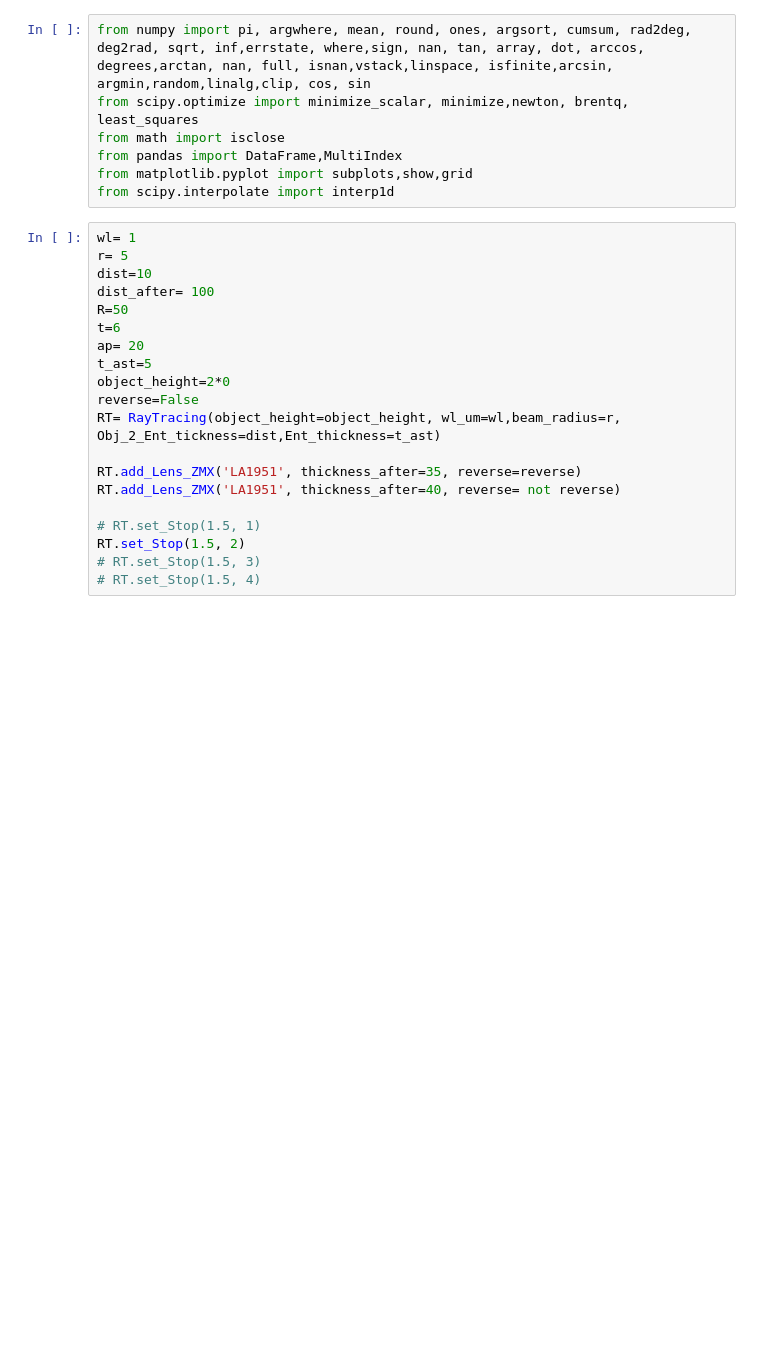
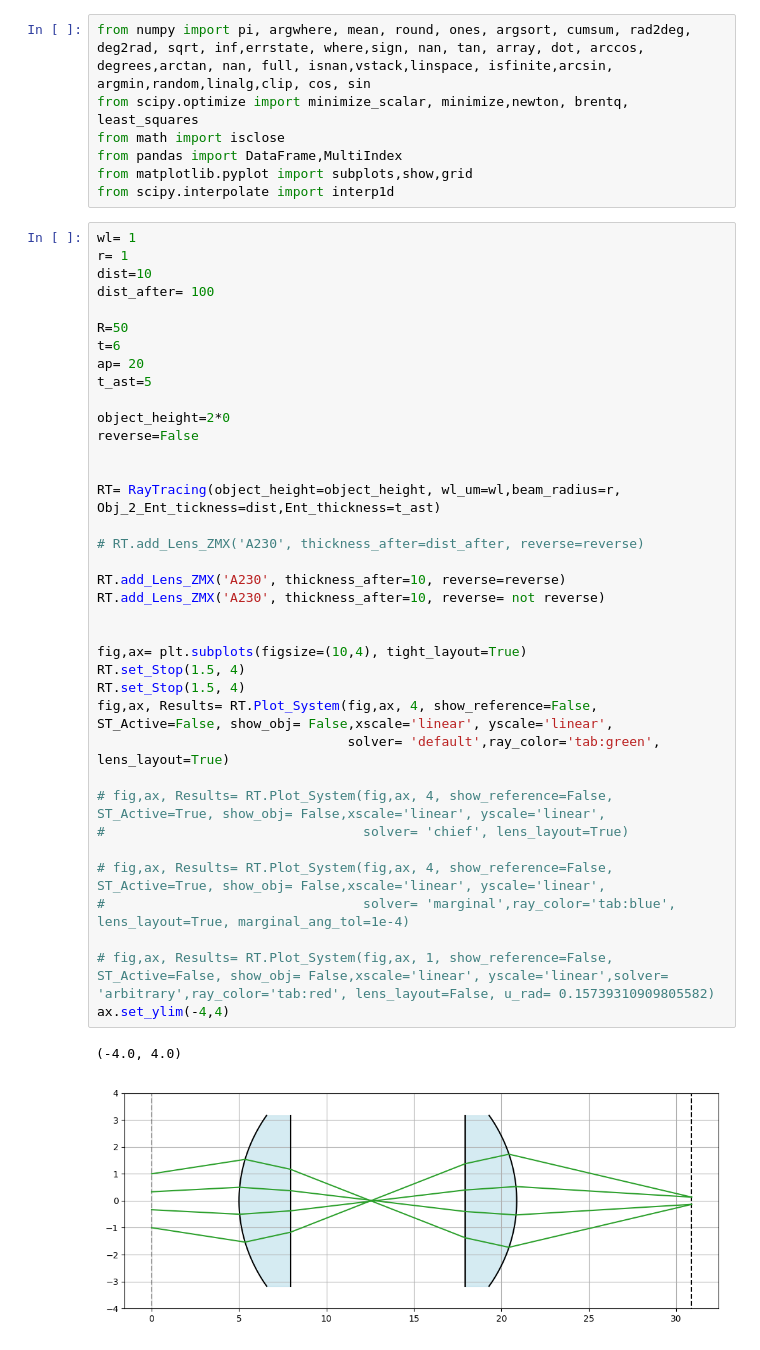
Before and after one commit to mshamdan/Ray, a Jupyter notebook: Example.ipynb, the cells around one changed output. Cells and saved outputs as stored; diff of their text form; blank space fills up the shorter version.

```diff
--- a/Example.ipynb
+++ b/Example.ipynb
@@ -15,23 +15,43 @@ from math import isclose
 from pandas import DataFrame,MultiIndex
 from matplotlib.pyplot import subplots,show,grid
 from scipy.interpolate import interp1d
-# %%
-wl= 1
-r= 5
-dist=10
-dist_after= 100
-R=50
-t=6
-ap= 20
-t_ast=5
-object_height=2*0
-reverse=False
-RT= RayTracing(object_height=object_height, wl_um=wl,beam_radius=r, Obj_2_Ent_tickness=dist,Ent_thickness=t_ast)
-
-RT.add_Lens_ZMX('LA1951', thickness_after=35, reverse=reverse)
-RT.add_Lens_ZMX('LA1951', thickness_after=40, reverse= not reverse)
-
-# RT.set_Stop(1.5, 1)
-RT.set_Stop(1.5, 2)
-# RT.set_Stop(1.5, 3)
-# RT.set_Stop(1.5, 4)
+# %%
+wl= 1
+r= 1
+dist=10
+dist_after= 100
+
+R=50
+t=6
+ap= 20
+t_ast=5
+
+object_height=2*0
+reverse=False
+
+
+RT= RayTracing(object_height=object_height, wl_um=wl,beam_radius=r, Obj_2_Ent_tickness=dist,Ent_thickness=t_ast)
+
+# RT.add_Lens_ZMX('A230', thickness_after=dist_after, reverse=reverse)
+
+RT.add_Lens_ZMX('A230', thickness_after=10, reverse=reverse)
+RT.add_Lens_ZMX('A230', thickness_after=10, reverse= not reverse)
+
+
+fig,ax= plt.subplots(figsize=(10,4), tight_layout=True)
+RT.set_Stop(1.5, 4)
+RT.set_Stop(1.5, 4)
+fig,ax, Results= RT.Plot_System(fig,ax, 4, show_reference=False, ST_Active=False, show_obj= False,xscale='linear', yscale='linear',
+                                solver= 'default',ray_color='tab:green', lens_layout=True)
+
+# fig,ax, Results= RT.Plot_System(fig,ax, 4, show_reference=False, ST_Active=True, show_obj= False,xscale='linear', yscale='linear',
+#                                 solver= 'chief', lens_layout=True)
+
+# fig,ax, Results= RT.Plot_System(fig,ax, 4, show_reference=False, ST_Active=True, show_obj= False,xscale='linear', yscale='linear',
+#                                 solver= 'marginal',ray_color='tab:blue', lens_layout=True, marginal_ang_tol=1e-4)
+
+# fig,ax, Results= RT.Plot_System(fig,ax, 1, show_reference=False, ST_Active=False, show_obj= False,xscale='linear', yscale='linear',solver= 'arbitrary',ray_color='tab:red', lens_layout=False, u_rad= 0.15739310909805582)
+ax.set_ylim(-4,4)
+# %% [output]
+(-4.0, 4.0)
+[figure, added]
```
Also changed, not shown: parts of 24 cells of this notebook.
